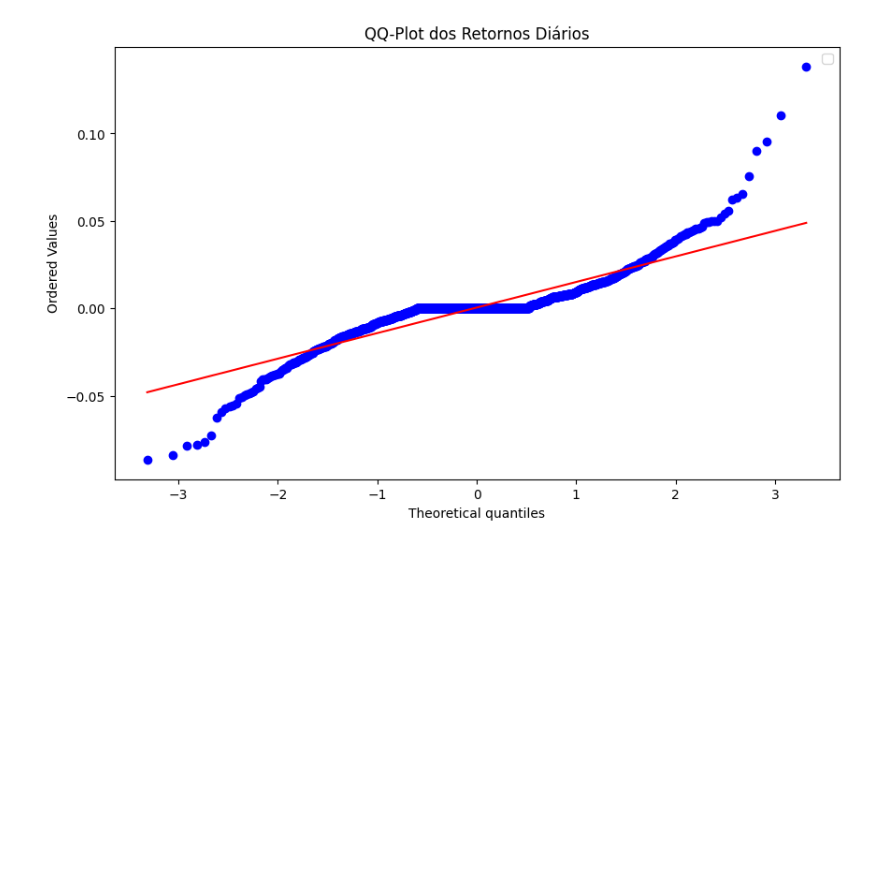
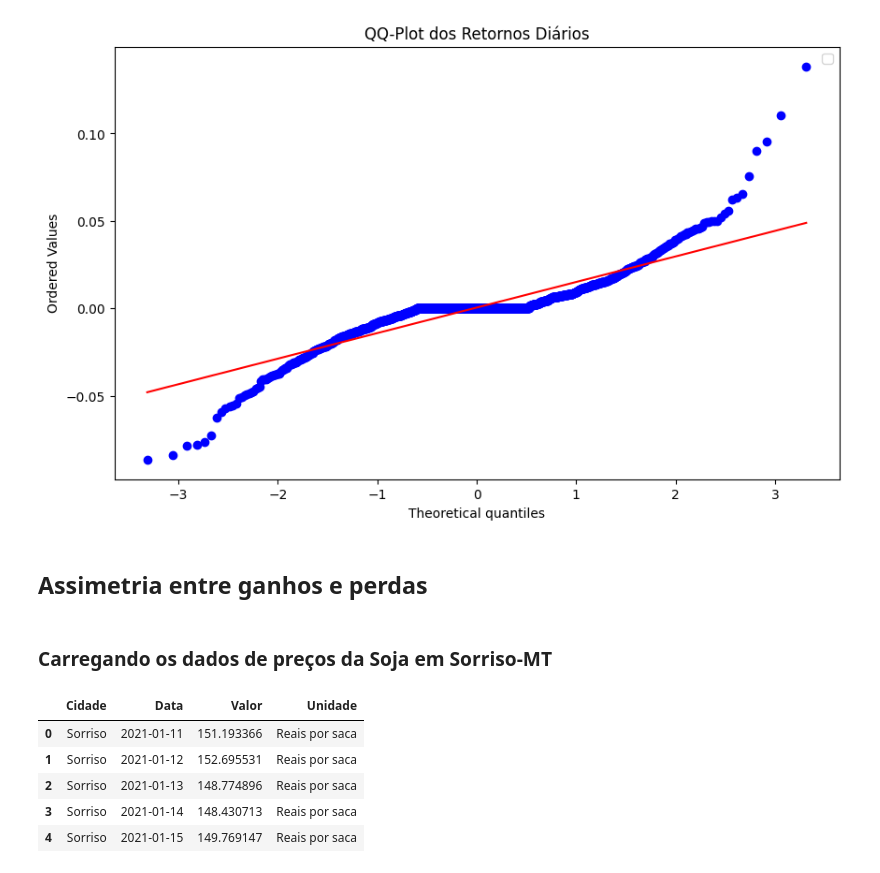
Before and after one commit to vidomirana/Analise-Sincronia-SeriesTemporais-Soja, a Jupyter notebook: Fatos_Estilizados/Fatos_Estilizados.ipynb, the cells around one changed output. Saved outputs shown, nothing was run; the diff lists cells and outputs as text; code cells hidden in the pictures; blank space fills up the shorter version.

```diff
--- a/Fatos_Estilizados/Fatos_Estilizados.ipynb
+++ b/Fatos_Estilizados/Fatos_Estilizados.ipynb
@@ -148,3 +148,18 @@ plt.show()
 # %% [output]
 No artists with labels found to put in legend.  Note that artists whose label start with an underscore are ignored when legend() is called with no argument.
 [figure]
+# %% [markdown]
+## Assimetria entre ganhos e perdas
+# %% [markdown]
+### Carregando os dados de preços da Soja em Sorriso-MT
+# %%
+soja_sorriso = pd.read_excel(r'C:\Users\Lenovo\Documents\MeusProjetos\Analise-Sincronia-SeriesTemporais-Soja\Series_Precos\Sorriso_jan21-set24.xlsx')
+
+soja_sorriso.head()
+# %% [output]
+|  | Cidade | Data | Valor | Unidade |
+| 0 | Sorriso | 2021-01-11 | 151.193366 | Reais por saca |
+| 1 | Sorriso | 2021-01-12 | 152.695531 | Reais por saca |
+| 2 | Sorriso | 2021-01-13 | 148.774896 | Reais por saca |
+| 3 | Sorriso | 2021-01-14 | 148.430713 | Reais por saca |
+| 4 | Sorriso | 2021-01-15 | 149.769147 | Reais por saca |
```
Also changed, not shown: parts of 6 cells of this notebook.
